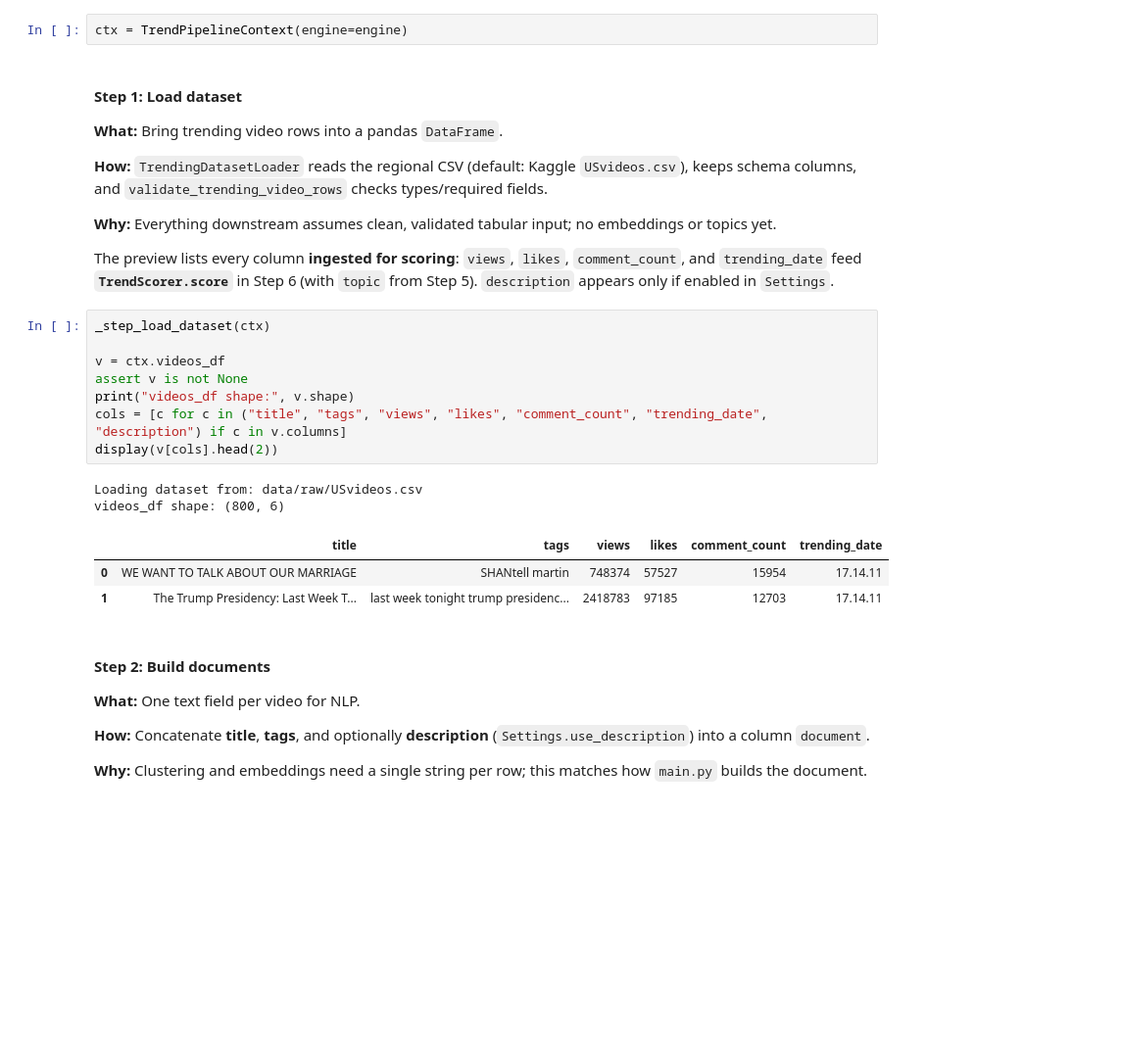
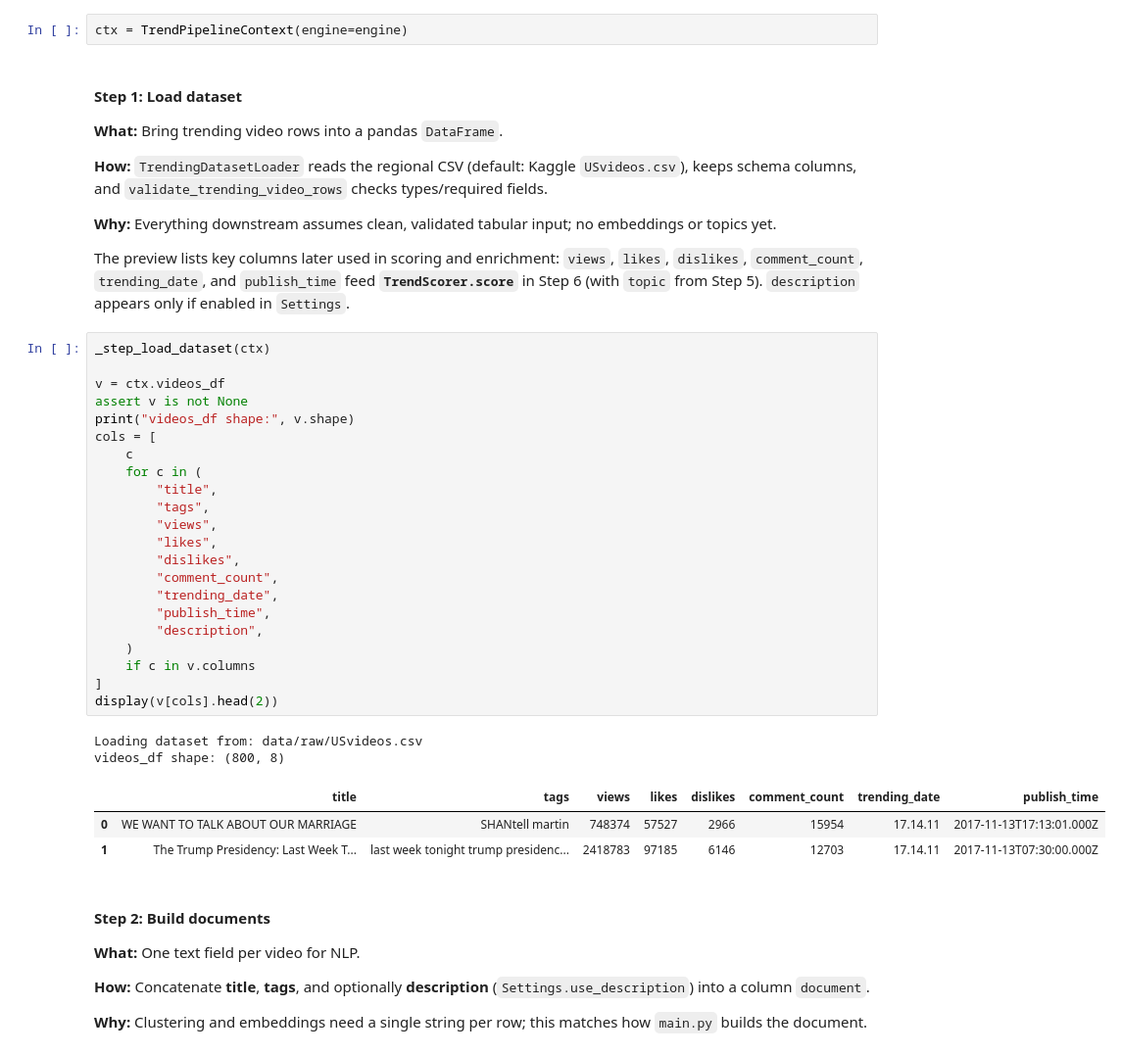
Before and after one commit to shree6791/Mailchimp-Email-Marketing, a Jupyter notebook: notebooks/trend_pipeline_walkthrough.ipynb, the cells around one changed output. Shown at 98% size. Cells and saved outputs as stored; diff of their text form; blank space fills up the shorter version.

```diff
--- a/notebooks/trend_pipeline_walkthrough.ipynb
+++ b/notebooks/trend_pipeline_walkthrough.ipynb
@@ -101,21 +101,35 @@ ctx = TrendPipelineContext(engine=engine)
 
 **Why:** Everything downstream assumes clean, validated tabular input; no embeddings or topics yet.
 
-The preview lists every column **ingested for scoring**: `views`, `likes`, `comment_count`, and `trending_date` feed **`TrendScorer.score`** in Step 6 (with `topic` from Step 5). `description` appears only if enabled in `Settings`.
+The preview lists key columns later used in scoring and enrichment: `views`, `likes`, `dislikes`, `comment_count`, `trending_date`, and `publish_time` feed **`TrendScorer.score`** in Step 6 (with `topic` from Step 5). `description` appears only if enabled in `Settings`.
 # %%
 _step_load_dataset(ctx)
 
 v = ctx.videos_df
 assert v is not None
 print("videos_df shape:", v.shape)
-cols = [c for c in ("title", "tags", "views", "likes", "comment_count", "trending_date", "description") if c in v.columns]
+cols = [
+    c
+    for c in (
+        "title",
+        "tags",
+        "views",
+        "likes",
+        "dislikes",
+        "comment_count",
+        "trending_date",
+        "publish_time",
+        "description",
+    )
+    if c in v.columns
+]
 display(v[cols].head(2))
 # %% [output]
 Loading dataset from: data/raw/USvideos.csv
-videos_df shape: (800, 6)
+videos_df shape: (800, 8)
-|  | title | tags | views | likes | comment_count | trending_date |
-| 0 | WE WANT TO TALK ABOUT OUR MARRIAGE | SHANtell martin | 748374 | 57527 | 15954 | 17.14.11 |
-| 1 | The Trump Presidency: Last Week T... | last week tonight trump presidenc... | 2418783 | 97185 | 12703 | 17.14.11 |
+|  | title | tags | views | likes | dislikes | comment_count | trending_date | publish_time |
+| 0 | WE WANT TO TALK ABOUT OUR MARRIAGE | SHANtell martin | 748374 | 57527 | 2966 | 15954 | 17.14.11 | 2017-11-13T17:13:01.000Z |
+| 1 | The Trump Presidency: Last Week T... | last week tonight trump presidenc... | 2418783 | 97185 | 6146 | 12703 | 17.14.11 | 2017-11-13T07:30:00.000Z |
 # %% [markdown]
 #### Step 2: Build documents
 
```
Also changed, not shown: parts of 10 cells of this notebook, 3 other files.
